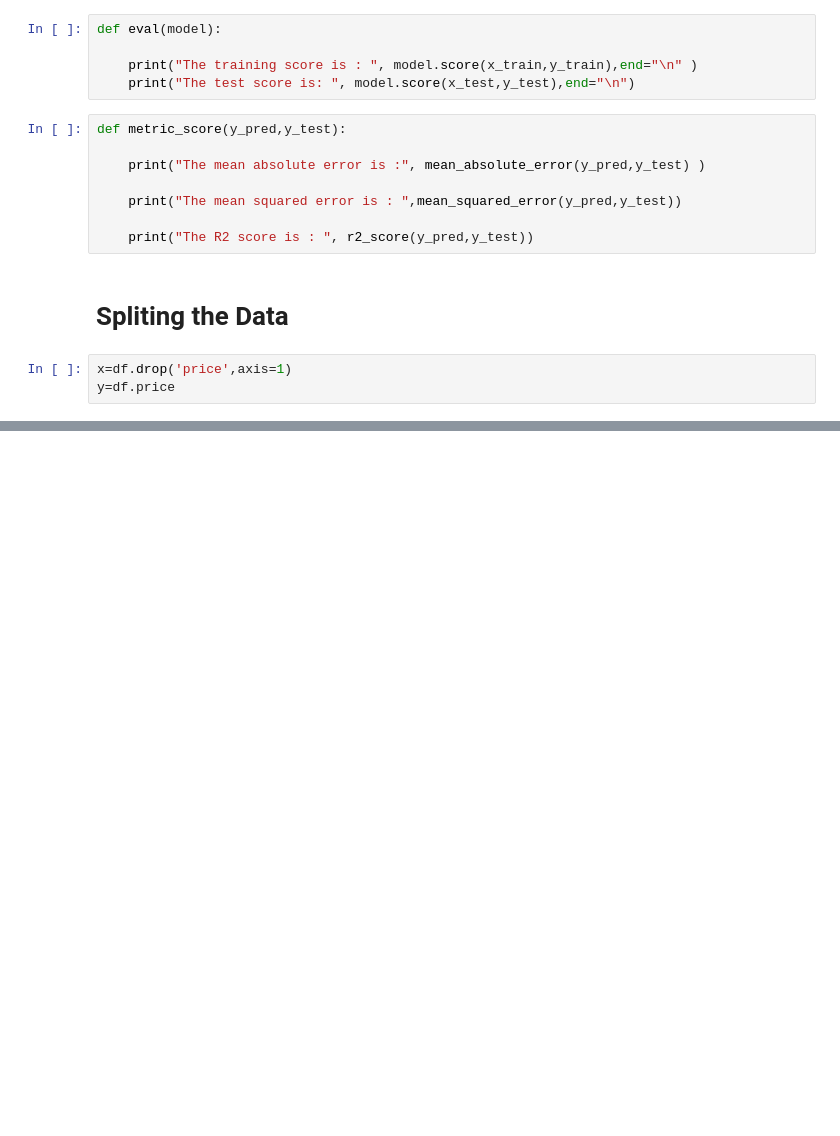
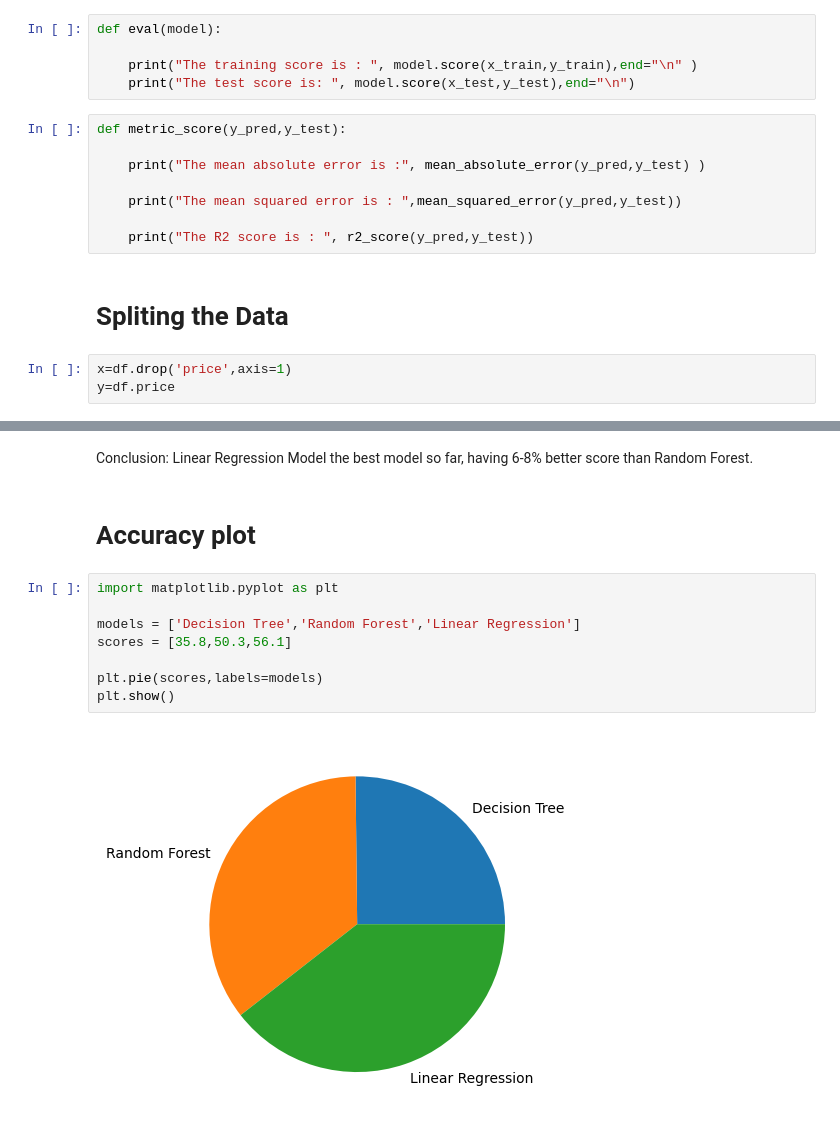
Before and after one commit to Muntasir90629/House-Price-Prediction, a Jupyter notebook: House-Price-Prediction.ipynb, the cells around one changed output, grey strips where cells are left out. Drawn from its saved outputs; the diff is of its cells as text; blank space fills up the shorter version.

```diff
--- a/House-Price-Prediction.ipynb
+++ b/House-Price-Prediction.ipynb
@@ -195,0 +278,14 @@ Name: price, dtype: int64
+# %% [markdown]
+Conclusion: Linear Regression Model the best model so far, having 6-8% better score than Random Forest.
+# %% [markdown]
+# Accuracy plot
+# %%
+import matplotlib.pyplot as plt
+
+models = ['Decision Tree','Random Forest','Linear Regression']
+scores = [35.8,50.3,56.1]
+
+plt.pie(scores,labels=models)
+plt.show()
+# %% [output]
+[figure, added]
```
Also changed, not shown: parts of 21 cells of this notebook.
